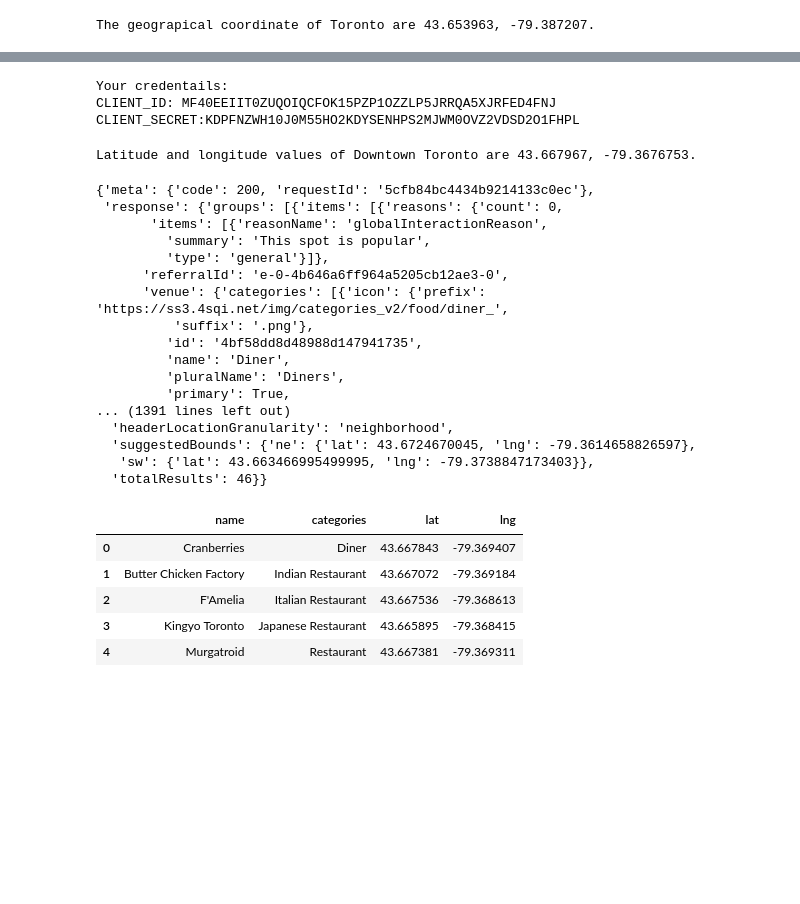
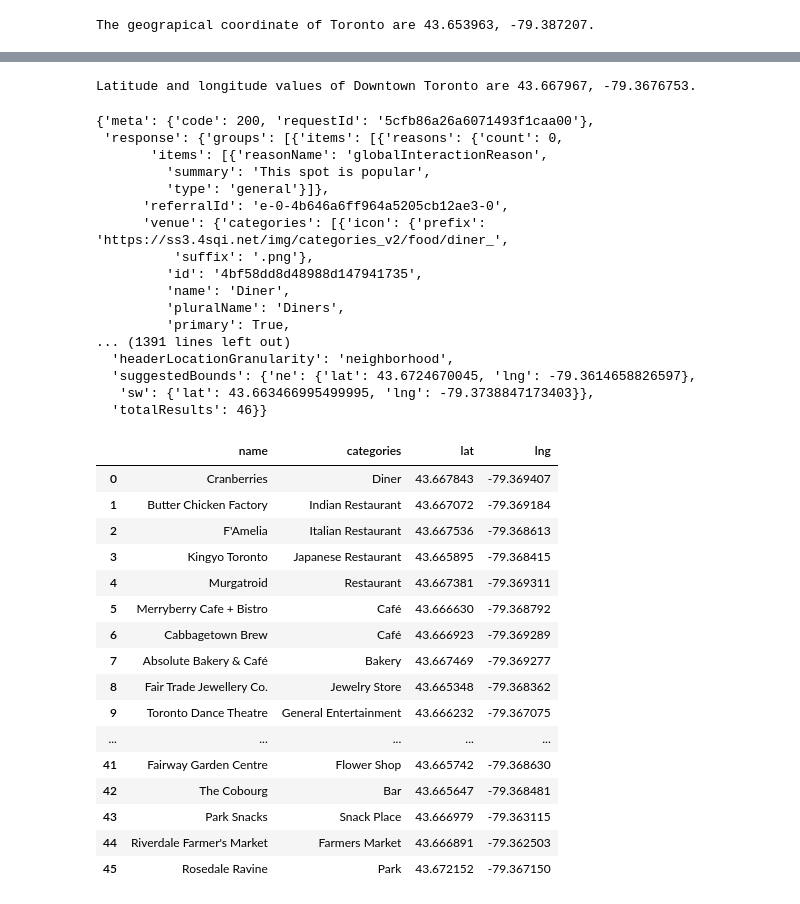
Before and after one commit to SathizShannmugam/Coursera_Capstone, a Jupyter notebook: Neighborhoods-in-Toronto.ipynb, the cells around one changed output, grey strips where cells are left out. Cells and saved outputs as stored; diff of their text form; code cells hidden in the pictures; blank space fills up the shorter version.

```diff
--- a/Neighborhoods-in-Toronto.ipynb
+++ b/Neighborhoods-in-Toronto.ipynb
@@ -159,15 +159,3 @@ for lat, lng, borough, neighborhood in zip(df_borough_with_toronto['Latitude'],
 map_toronto
 # %% [output]
 [interactive output not drawn]
-# %%
-CLIENT_ID = 'MF40EEIIT0ZUQOIQCFOK15PZP1OZZLP5JRRQA5XJRFED4FNJ' # your Foursquare ID
-CLIENT_SECRET = 'KDPFNZWH10J0M55HO2KDYSENHPS2MJWM0OVZ2VDSD2O1FHPL' # your Foursquare Secret
-VERSION = '20190504'
-
-print('Your credentails:')
-print('CLIENT_ID: ' + CLIENT_ID)
-print('CLIENT_SECRET:' + CLIENT_SECRET)
-# %% [output]
-Your credentails:
-CLIENT_ID: MF40EEIIT0ZUQOIQCFOK15PZP1OZZLP5JRRQA5XJRFED4FNJ
-CLIENT_SECRET:KDPFNZWH10J0M55HO2KDYSENHPS2MJWM0OVZ2VDSD2O1FHPL
@@ -199,7 +189,7 @@ url = 'https://api.foursquare.com/v2/venues/explore?&client_id={}&client_secret=
 results = requests.get(url).json()
 results
 # %% [output]
-{'meta': {'code': 200, 'requestId': '5cfb84bc4434b9214133c0ec'},
+{'meta': {'code': 200, 'requestId': '5cfb86a26a6071493f1caa00'},
  'response': {'groups': [{'items': [{'reasons': {'count': 0,
        'items': [{'reasonName': 'globalInteractionReason',
          'summary': 'This spot is popular',
@@ -231,23 +221,34 @@ def get_category_type(row):
 # %%
 venues = results['response']['groups'][0]['items']
 
 nearby_venues = json_normalize(venues) # flatten JSON
 
 # filter columns
 filtered_columns = ['venue.name', 'venue.categories', 'venue.location.lat', 'venue.location.lng']
 nearby_venues =nearby_venues.loc[:, filtered_columns]
 
 # filter the category for each row
 nearby_venues['venue.categories'] = nearby_venues.apply(get_category_type, axis=1)
 
 # clean columns
 nearby_venues.columns = [col.split(".")[-1] for col in nearby_venues.columns]
 
-nearby_venues.head()
+nearby_venues
 # %% [output]
 |  | name | categories | lat | lng |
 | 0 | Cranberries | Diner | 43.667843 | -79.369407 |
 | 1 | Butter Chicken Factory | Indian Restaurant | 43.667072 | -79.369184 |
 | 2 | F'Amelia | Italian Restaurant | 43.667536 | -79.368613 |
 | 3 | Kingyo Toronto | Japanese Restaurant | 43.665895 | -79.368415 |
 | 4 | Murgatroid | Restaurant | 43.667381 | -79.369311 |
+| 5 | Merryberry Cafe + Bistro | Café | 43.666630 | -79.368792 |
+| 6 | Cabbagetown Brew | Café | 43.666923 | -79.369289 |
+| 7 | Absolute Bakery & Café | Bakery | 43.667469 | -79.369277 |
+| 8 | Fair Trade Jewellery Co. | Jewelry Store | 43.665348 | -79.368362 |
+| 9 | Toronto Dance Theatre | General Entertainment | 43.666232 | -79.367075 |
+| ... | ... | ... | ... | ... |
+| 41 | Fairway Garden Centre | Flower Shop | 43.665742 | -79.368630 |
+| 42 | The Cobourg | Bar | 43.665647 | -79.368481 |
+| 43 | Park Snacks | Snack Place | 43.666979 | -79.363115 |
+| 44 | Riverdale Farmer's Market | Farmers Market | 43.666891 | -79.362503 |
+| 45 | Rosedale Ravine | Park | 43.672152 | -79.367150 |
```
Also changed, not shown: parts of 1 cell of this notebook.
